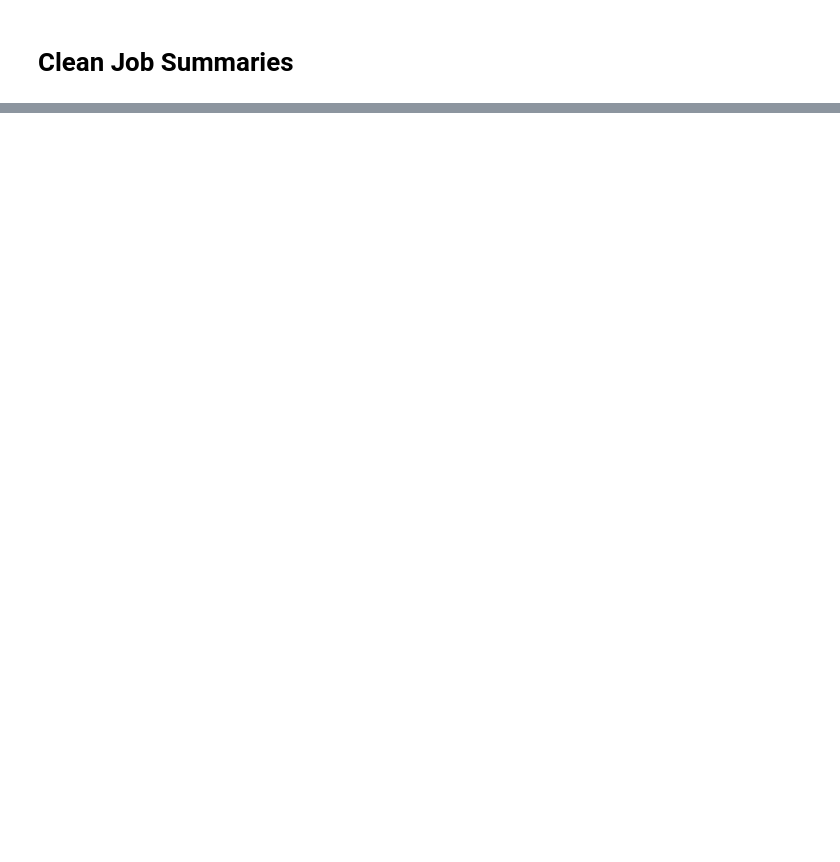
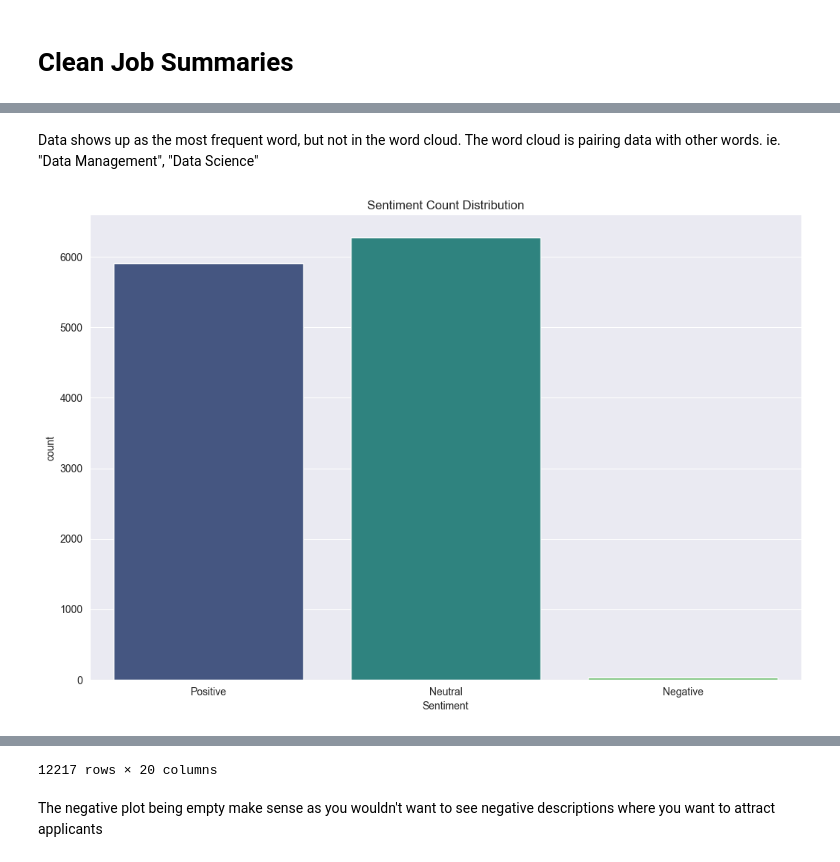
Before and after one commit to Thomas-Kulch/text_data_toolkit, a Jupyter notebook: eda/EDA_Job_Descriptions.ipynb, the cells around one changed output, grey strips where cells are left out. Saved outputs shown, nothing was run; the diff lists cells and outputs as text; code cells hidden in the pictures; blank space fills up the shorter version.

```diff
--- a/eda/EDA_Job_Descriptions.ipynb
+++ b/eda/EDA_Job_Descriptions.ipynb
@@ -145,0 +184,6 @@ dt.label_job_skills(merged_jobs_raw_clean_summary, "job_summary", custom_skills=
+# %% [markdown]
+Data shows up as the most frequent word, but not in the word cloud. The word cloud is pairing data with other words. ie. "Data Management", "Data Science"
+# %%
+eda.plot_sentiment_distribution(merged_jobs_raw_clean_summary, "job_summary")
+# %% [output]
+[figure, added]
@@ -145,0 +202,3 @@ dt.label_job_skills(merged_jobs_raw_clean_summary, "job_summary", custom_skills=
+12217 rows × 20 columns
+# %% [markdown]
+The negative plot being empty make sense as you wouldn't want to see negative descriptions where you want to attract applicants
```
Also changed, not shown: parts of 12 cells of this notebook, 5 other files.
